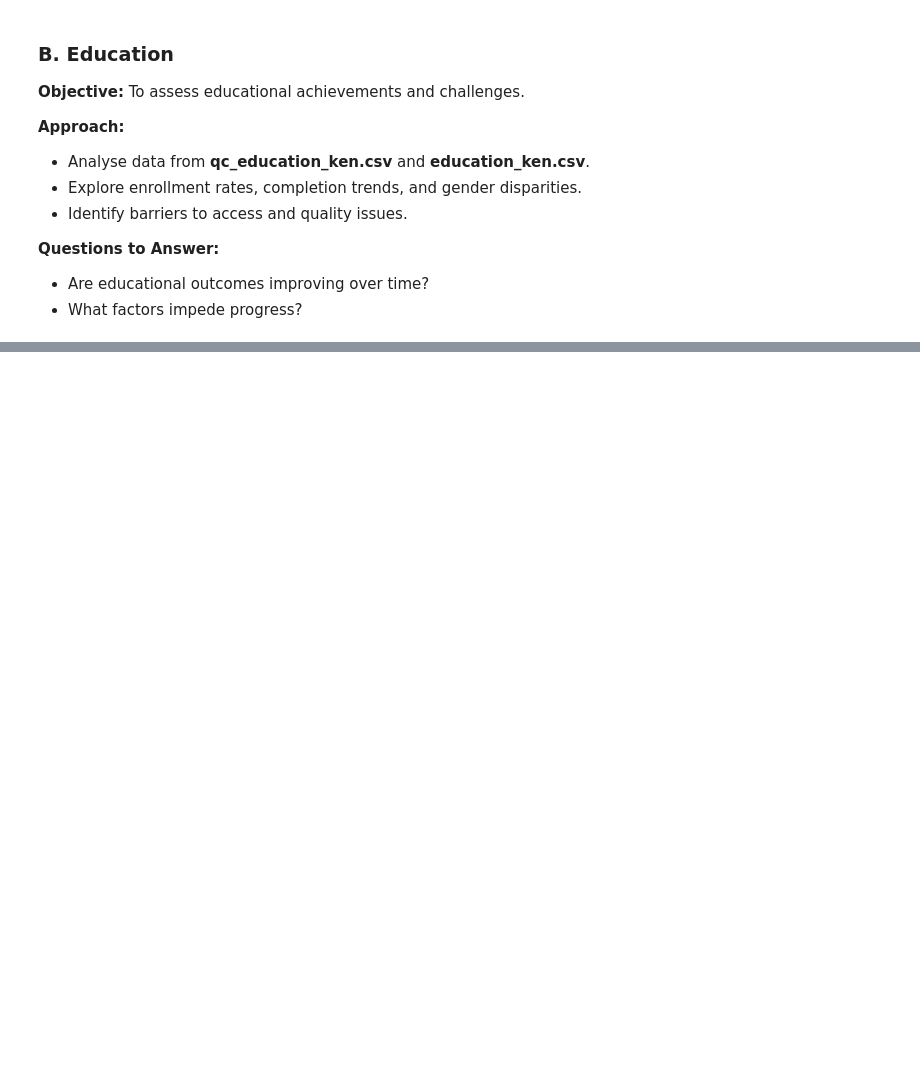
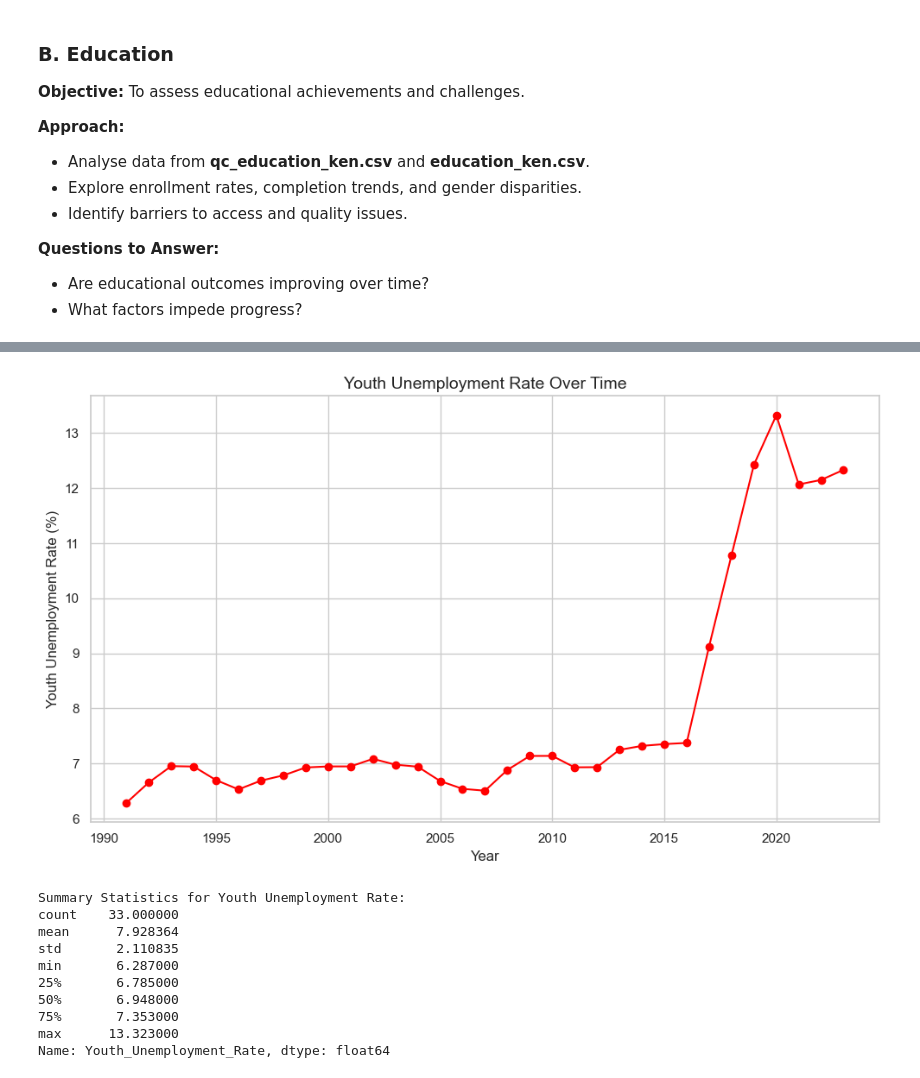
Before and after one commit to VAL-Jerono/Wa_zii, a Jupyter notebook: STUDY.IPYNB, the cells around one changed output, grey strips where cells are left out. Saved outputs shown, nothing was run; the diff lists cells and outputs as text; code cells hidden in the pictures; blank space fills up the shorter version.

```diff
--- a/STUDY.IPYNB
+++ b/STUDY.IPYNB
@@ -740,0 +768,35 @@ array(['BAR.NOED.1519.FE.ZS', 'BAR.NOED.1519.ZS', 'BAR.NOED.15UP.FE.ZS',
+# %%
+# Load Youth Unemployment data
+youth_unemployment = pd.read_excel('SLUEM1524ZSKEN-Youth Unemployment Rate for Kenya, Percent, Annual, Not Seasonally Adjusted.xlsx', skiprows=1)
+youth_unemployment.columns = ['Date', 'Youth_Unemployment_Rate']
+youth_unemployment['Date'] = pd.to_datetime(youth_unemployment['Date'])
+youth_unemployment['Year'] = youth_unemployment['Date'].dt.year
+
+# Calculate yearly trend
+unemployment_trend = youth_unemployment.groupby('Year')['Youth_Unemployment_Rate'].mean()
+
+# Plot the trend
+plt.figure(figsize=(10, 6))
+plt.plot(unemployment_trend.index, unemployment_trend.values, color='red', marker='o')
+plt.title('Youth Unemployment Rate Over Time', fontsize=14)
+plt.xlabel('Year', fontsize=12)
+plt.ylabel('Youth Unemployment Rate (%)', fontsize=12)
+plt.grid(True)
+plt.tight_layout()
+plt.show()
+
+# Display summary statistics
+print("\nSummary Statistics for Youth Unemployment Rate:")
+print(youth_unemployment['Youth_Unemployment_Rate'].describe())
+# %% [output]
+[figure, added]
+Summary Statistics for Youth Unemployment Rate:
+count    33.000000
+mean      7.928364
+std       2.110835
+min       6.287000
+25%       6.785000
+50%       6.948000
+75%       7.353000
+max      13.323000
+Name: Youth_Unemployment_Rate, dtype: float64
```
Also changed, not shown: parts of 21 cells of this notebook.
